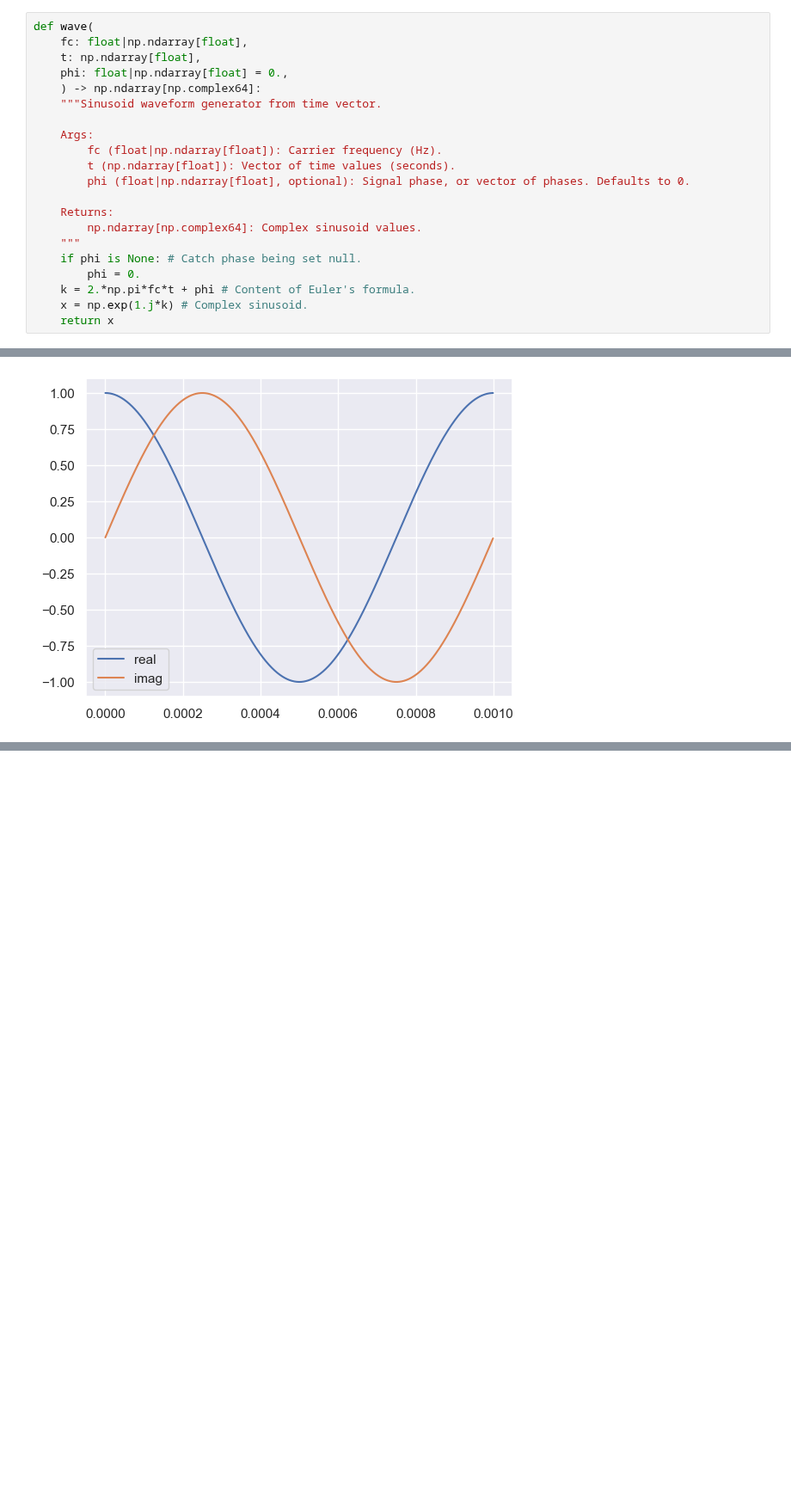
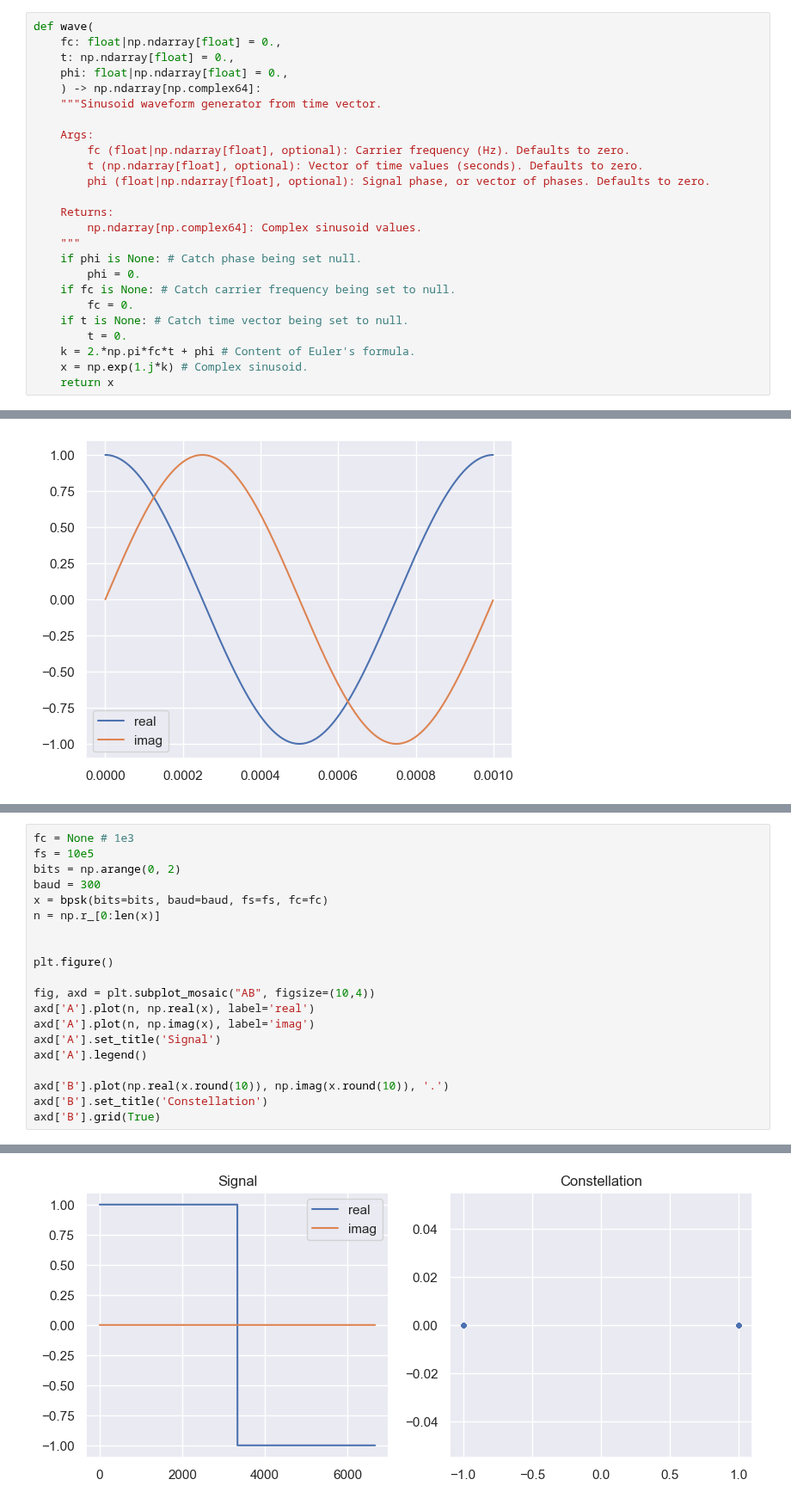
Before and after one commit to zanderman/gan-wireless-5g, a Jupyter notebook: dataset.ipynb, the cells around one changed output, grey strips where cells are left out. Shown at 86% size. Drawn from its saved outputs; the diff is of its cells as text; blank space fills up the shorter version.

Commit message:
Adds PSK modulation schemes with examples
- BPSK
- QPSK

```diff
--- a/dataset.ipynb
+++ b/dataset.ipynb
@@ -60,22 +60,26 @@ def t2n(
     return (t*fs).astype(int)
 # %%
 def wave(
-    fc: float|np.ndarray[float],
-    t: np.ndarray[float],
+    fc: float|np.ndarray[float] = 0.,
+    t: np.ndarray[float] = 0.,
     phi: float|np.ndarray[float] = 0.,
     ) -> np.ndarray[np.complex64]:
     """Sinusoid waveform generator from time vector.
 
     Args:
-        fc (float|np.ndarray[float]): Carrier frequency (Hz).
-        t (np.ndarray[float]): Vector of time values (seconds).
-        phi (float|np.ndarray[float], optional): Signal phase, or vector of phases. Defaults to 0.
+        fc (float|np.ndarray[float], optional): Carrier frequency (Hz). Defaults to zero.
+        t (np.ndarray[float], optional): Vector of time values (seconds). Defaults to zero.
+        phi (float|np.ndarray[float], optional): Signal phase, or vector of phases. Defaults to zero.
 
     Returns:
         np.ndarray[np.complex64]: Complex sinusoid values.
     """
     if phi is None: # Catch phase being set null.
         phi = 0.
+    if fc is None: # Catch carrier frequency being set to null.
+        fc = 0.
+    if t is None: # Catch time vector being set to null.
+        t = 0.
     k = 2.*np.pi*fc*t + phi # Content of Euler's formula.
     x = np.exp(1.j*k) # Complex sinusoid.
     return x
@@ -95,0 +170,21 @@ plt.legend()
+# %%
+fc = None # 1e3
+fs = 10e5
+bits = np.arange(0, 2)
+baud = 300
+x = bpsk(bits=bits, baud=baud, fs=fs, fc=fc)
+n = np.r_[0:len(x)]
+
+
+plt.figure()
+
+fig, axd = plt.subplot_mosaic("AB", figsize=(10,4))
+axd['A'].plot(n, np.real(x), label='real')
+axd['A'].plot(n, np.imag(x), label='imag')
+axd['A'].set_title('Signal')
+axd['A'].legend()
+
+axd['B'].plot(np.real(x.round(10)), np.imag(x.round(10)), '.')
+axd['B'].set_title('Constellation')
+axd['B'].grid(True)
+# %% [output]
@@ -95,0 +192 @@ plt.legend()
+[figure, added]
```
Also changed, not shown: parts of 8 cells of this notebook.
